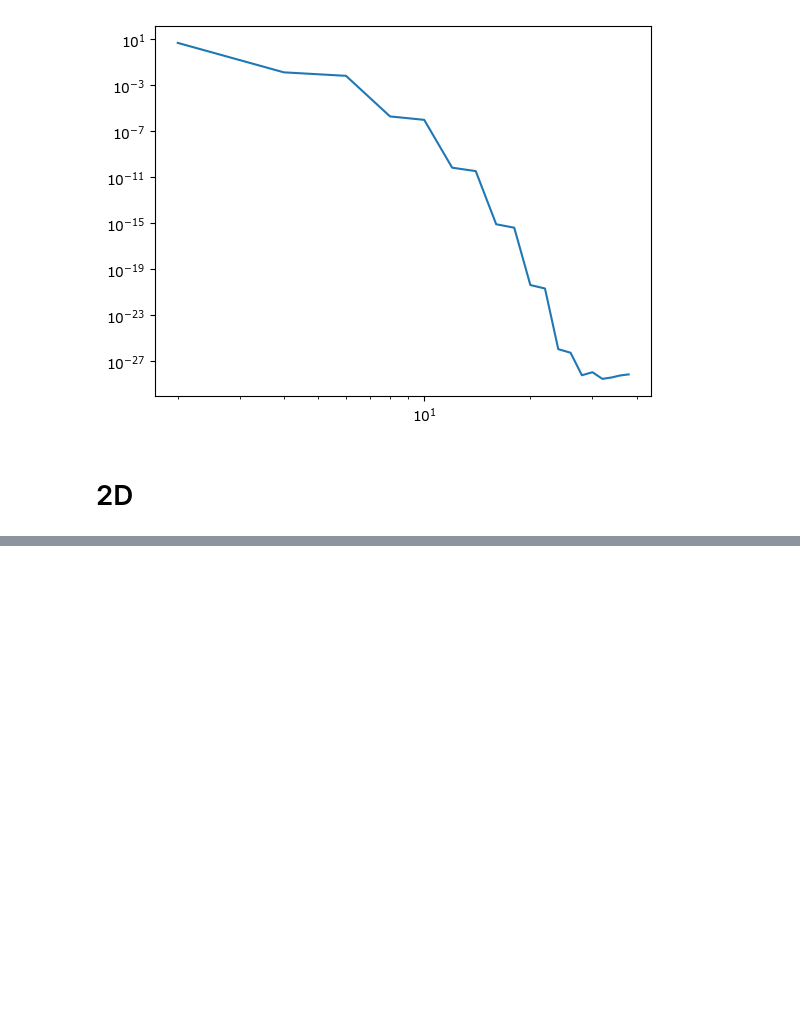
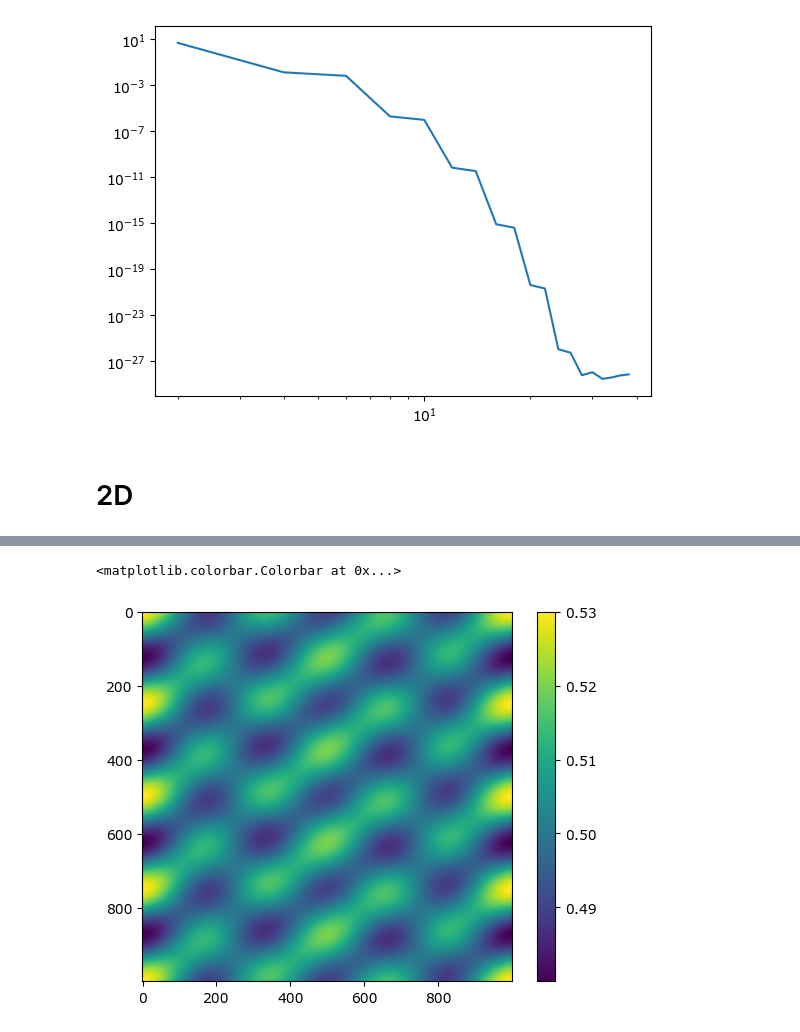
Before and after one commit to wd15/PyCahnHilliard, a Jupyter notebook: interpolate1.ipynb, the cells around one changed output, grey strips where cells are left out. Drawn from its saved outputs; the diff is of its cells as text; code cells hidden in the pictures; blank space fills up the shorter version.

```diff
--- a/interpolate1.ipynb
+++ b/interpolate1.ipynb
@@ -139,0 +215,13 @@ plt.loglog(mxs, mse)
+# %%
+func = f_peri
+mx = 10
+L = 2 * np.pi
+nx_fine = 1000
+x_fine = np.linspace(0, L, nx_fine)
+x = np.array(np.meshgrid(x_fine, x_fine))
+
+h = L / mx
+tmp = np.linspace(h, L, mx)
+x_m = np.array(np.meshgrid(tmp, tmp))
+
+v_m = func(x_m)
@@ -139,0 +248,4 @@ plt.loglog(mxs, mse)
+# %%
+%%timeit
+
+pp = p2(v_m, x, x_m, h)
@@ -139,0 +260,6 @@ plt.loglog(mxs, mse)
+# %%
+plt.imshow(pp)
+plt.colorbar()
+# %% [output]
+<matplotlib.colorbar.Colorbar at 0x...>
+[figure, added]
```
Also changed, not shown: parts of 15 cells of this notebook, 2 other files.
